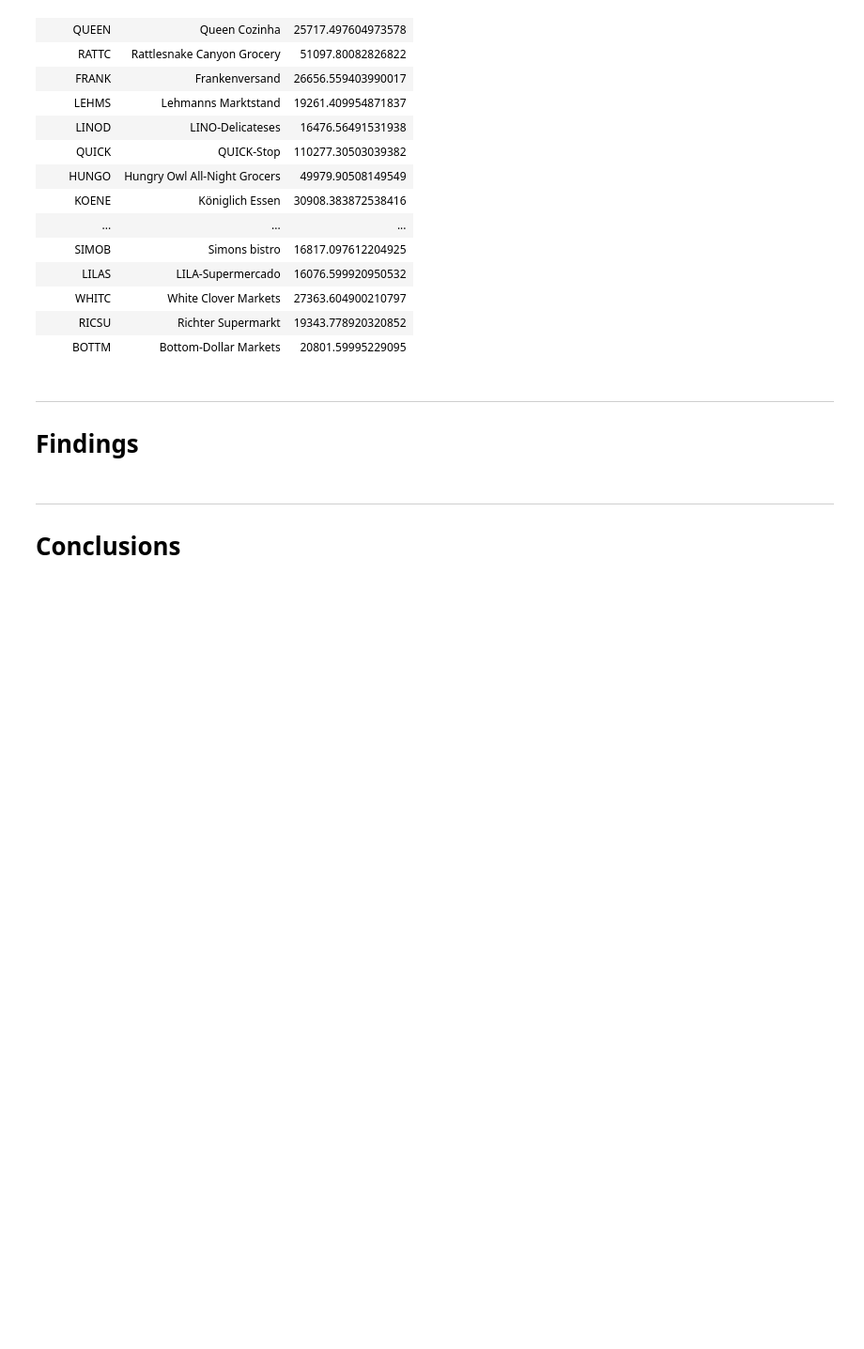
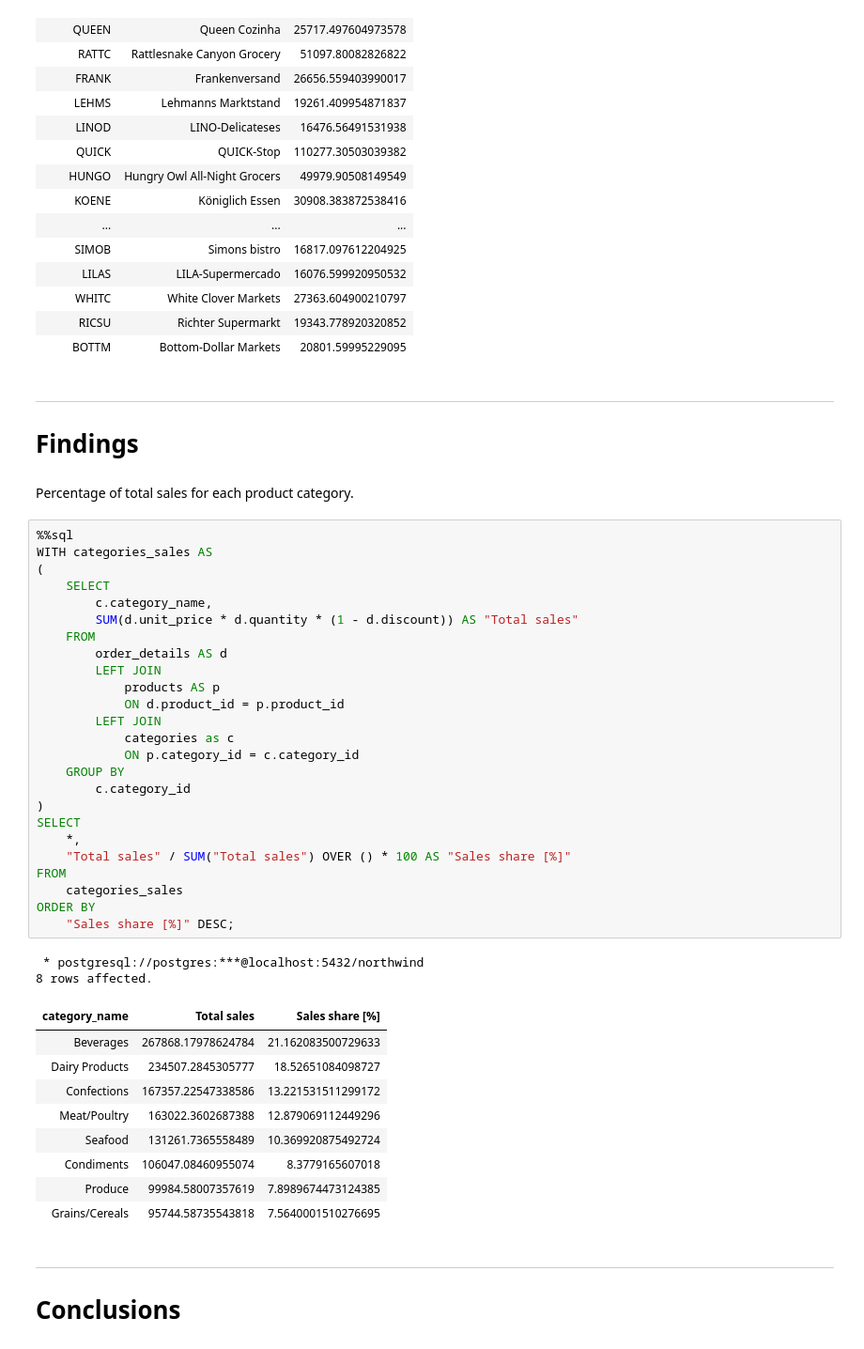
Before and after one commit to bartekmal/bi-optimizing-sales, a Jupyter notebook: main.ipynb, the cells around one changed output. Shown at 94% size. Saved outputs shown, nothing was run; the diff lists cells and outputs as text; blank space fills up the shorter version.

Commit message:
Analysis: categories performance.

```diff
--- a/main.ipynb
+++ b/main.ipynb
@@ -420,6 +420,45 @@ WHERE
 # %% [markdown]
 ---
 # Findings
+# %% [markdown]
+Percentage of total sales for each product category.
+# %%
+%%sql
+WITH categories_sales AS
+(
+	SELECT
+		c.category_name,
+		SUM(d.unit_price * d.quantity * (1 - d.discount)) AS "Total sales"
+	FROM
+		order_details AS d
+		LEFT JOIN
+			products AS p
+			ON d.product_id = p.product_id
+		LEFT JOIN
+			categories as c
+			ON p.category_id = c.category_id
+	GROUP BY
+		c.category_id
+)
+SELECT
+	*,
+	"Total sales" / SUM("Total sales") OVER () * 100 AS "Sales share [%]"
+FROM
+	categories_sales
+ORDER BY
+	"Sales share [%]" DESC;
+# %% [output]
+ * postgresql://postgres:***@localhost:5432/northwind
+8 rows affected.
+| category_name | Total sales | Sales share [%] |
+| Beverages | 267868.17978624784 | 21.162083500729633 |
+| Dairy Products | 234507.2845305777 | 18.52651084098727 |
+| Confections | 167357.22547338586 | 13.221531511299172 |
+| Meat/Poultry | 163022.3602687388 | 12.879069112449296 |
+| Seafood | 131261.7365558489 | 10.369920875492724 |
+| Condiments | 106047.08460955074 | 8.3779165607018 |
+| Produce | 99984.58007357619 | 7.8989674473124385 |
+| Grains/Cereals | 95744.58735543818 | 7.5640001510276695 |
 # %% [markdown]
 ---
 # Conclusions
```
